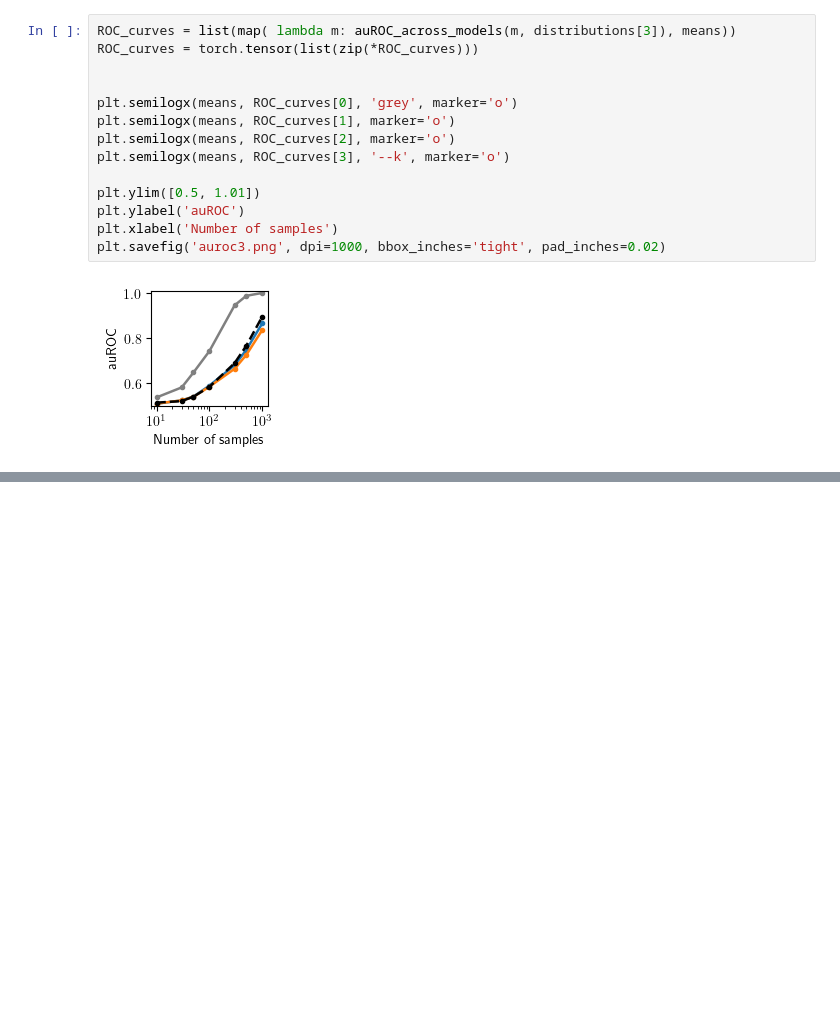
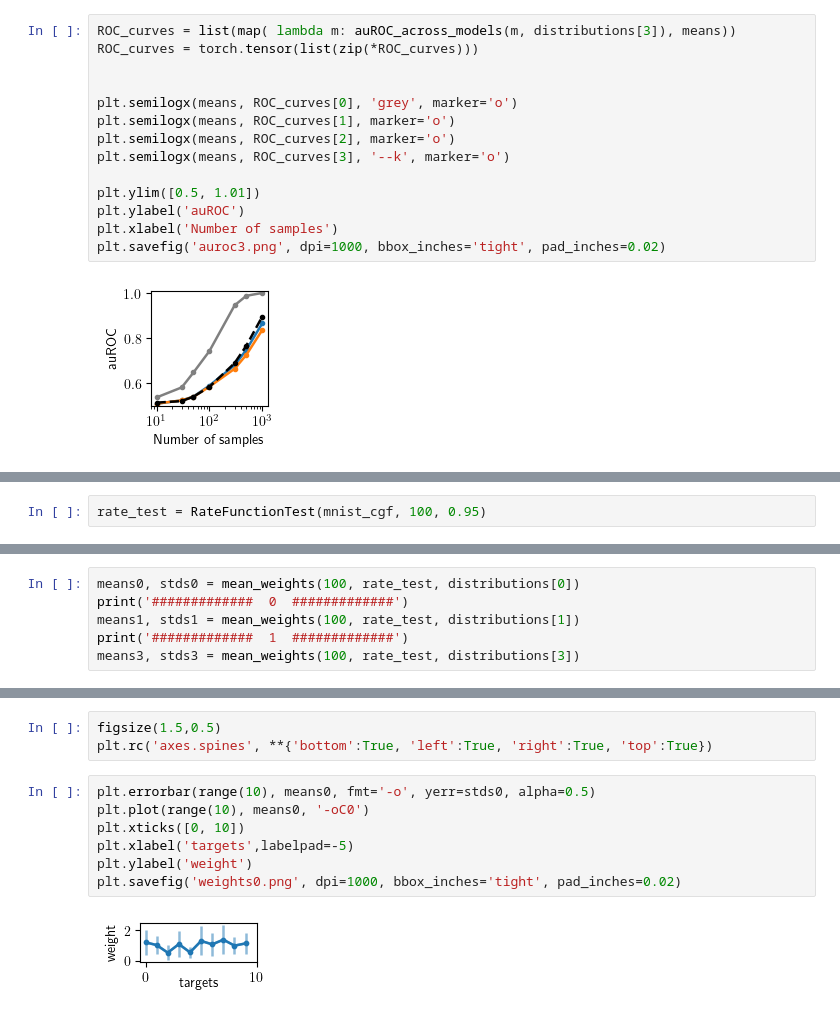
Before and after one commit to lrast/learnedExpFam, a Jupyter notebook: 3.3-Figure2.ipynb, the cells around one changed output, grey strips where cells are left out. Saved outputs shown, nothing was run; the diff lists cells and outputs as text; blank space fills up the shorter version.

```diff
--- a/3.3-Figure2.ipynb
+++ b/3.3-Figure2.ipynb
@@ -469,0 +531,2 @@ plt.savefig('auroc3.png', dpi=1000, bbox_inches='tight', pad_inches=0.02)
+# %%
+rate_test = RateFunctionTest(mnist_cgf, 100, 0.95)
@@ -469,0 +550,6 @@ plt.savefig('auroc3.png', dpi=1000, bbox_inches='tight', pad_inches=0.02)
+# %%
+means0, stds0 = mean_weights(100, rate_test, distributions[0])
+print('#############  0  #############')
+means1, stds1 = mean_weights(100, rate_test, distributions[1])
+print('#############  1  #############')
+means3, stds3 = mean_weights(100, rate_test, distributions[3])
@@ -469,0 +574,12 @@ plt.savefig('auroc3.png', dpi=1000, bbox_inches='tight', pad_inches=0.02)
+# %%
+figsize(1.5,0.5)
+plt.rc('axes.spines', **{'bottom':True, 'left':True, 'right':True, 'top':True})
+# %%
+plt.errorbar(range(10), means0, fmt='-o', yerr=stds0, alpha=0.5)
+plt.plot(range(10), means0, '-oC0')
+plt.xticks([0, 10])
+plt.xlabel('targets',labelpad=-5)
+plt.ylabel('weight')
+plt.savefig('weights0.png', dpi=1000, bbox_inches='tight', pad_inches=0.02)
+# %% [output]
+[figure, added]
```
Also changed, not shown: parts of 12 cells of this notebook, 8 other files.
